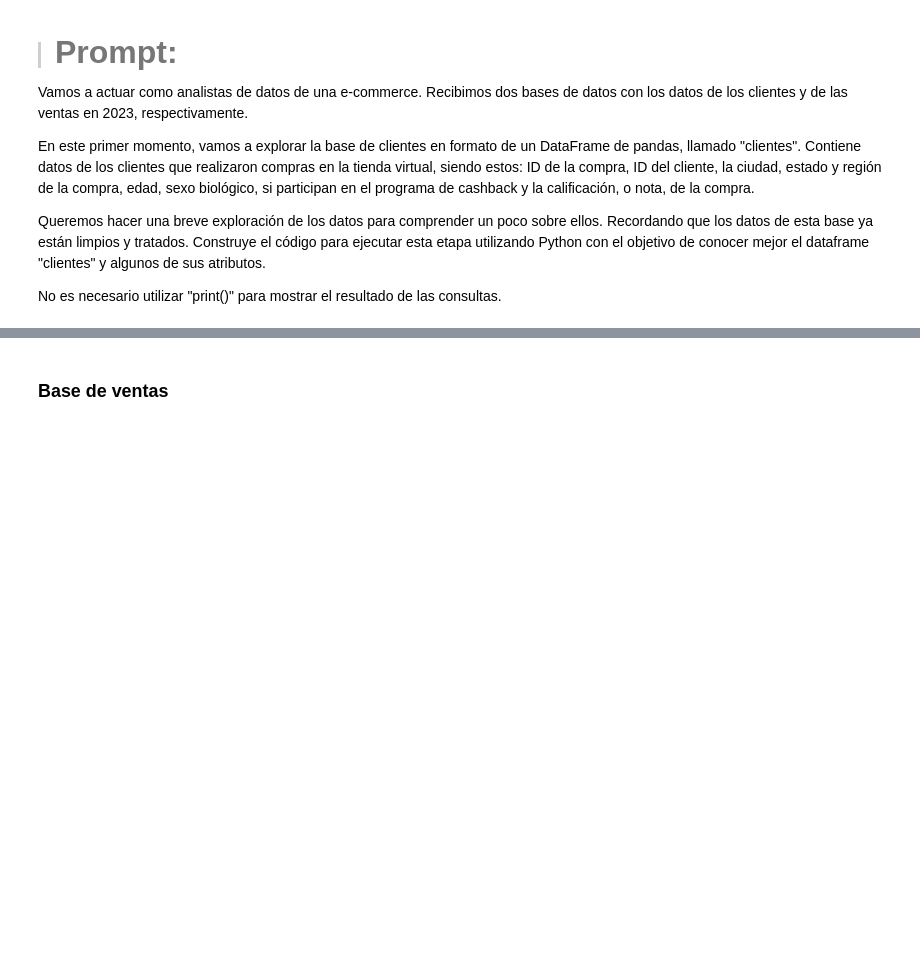
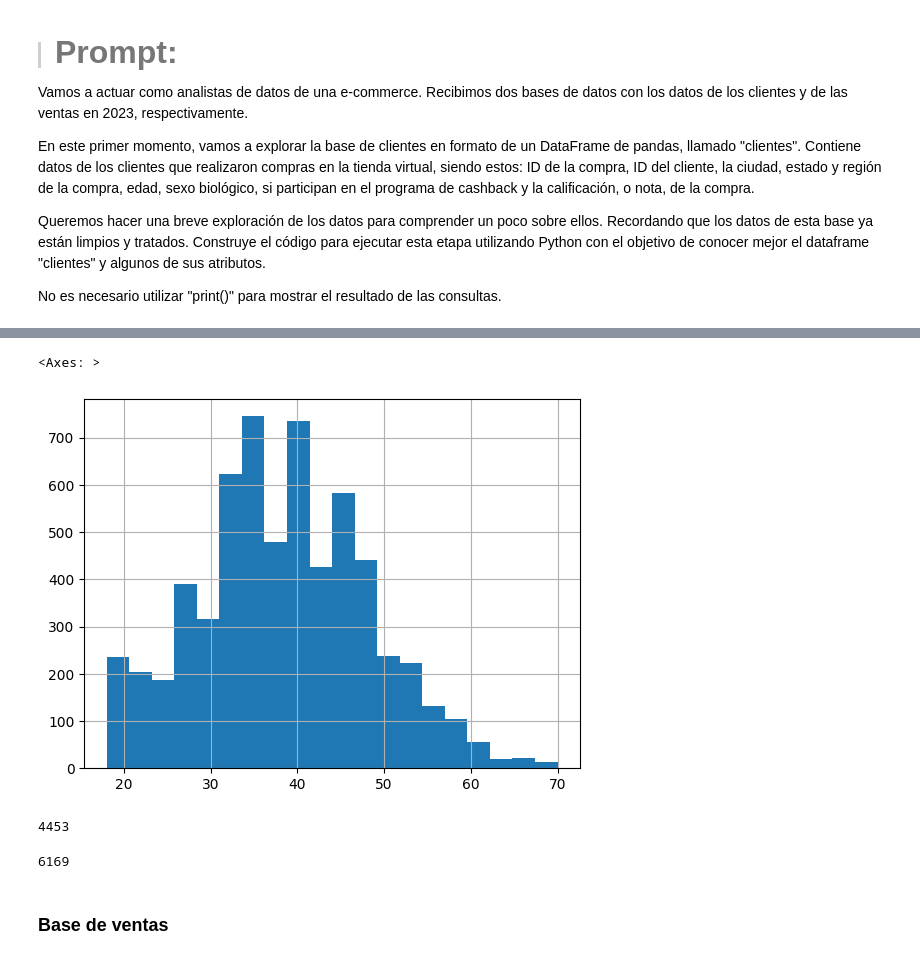
Before and after one commit to clopezv/Challenger_TelecomX, a Jupyter notebook: IA_aplicada_a_ciencia_de_datos.ipynb, the cells around one changed output, grey strips where cells are left out. Saved outputs shown, nothing was run; the diff lists cells and outputs as text; code cells hidden in the pictures; blank space fills up the shorter version.

```diff
--- a/IA_aplicada_a_ciencia_de_datos.ipynb
+++ b/IA_aplicada_a_ciencia_de_datos.ipynb
@@ -48,0 +53,3 @@ Después de esta etapa, vamos a crear 2 dataframes con los datos de los clientes
+# %%
+clientes = pd.read_csv(url_clientes)
+ventas = pd.read_csv(url_ventas)
@@ -67,3 +278,19 @@ No es necesario utilizar "print()" para mostrar el resultado de las consultas.
+# %%
+# Histograma de la distribución de edades (requiere entorno gráfico)
+clientes['edad'].hist(bins=20)
+# %% [output]
+<Axes: >
+[figure, added]
+# %%
+# Cantidad de clientes únicos
+clientes['ID_cliente'].nunique()
+# %% [output]
+4453
+# %%
+# Cantidad de compras únicas
+clientes['ID_compra'].nunique()
+# %% [output]
+6169
 # %% [markdown]
 ### **Base de ventas**
 # %% [markdown]
```
Also changed, not shown: parts of 39 cells of this notebook.
